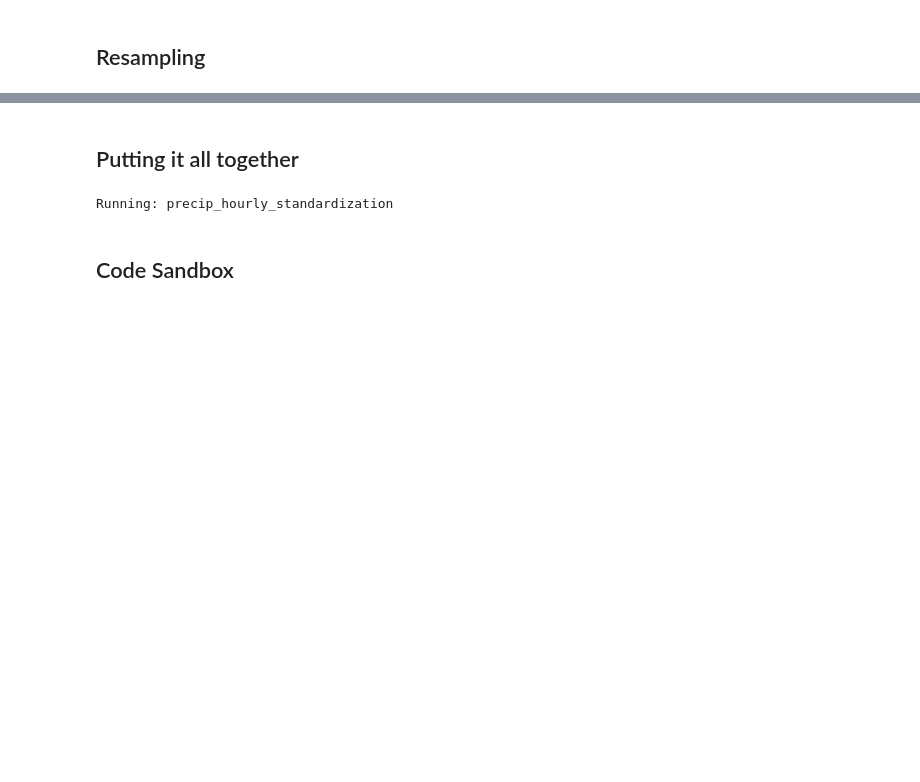
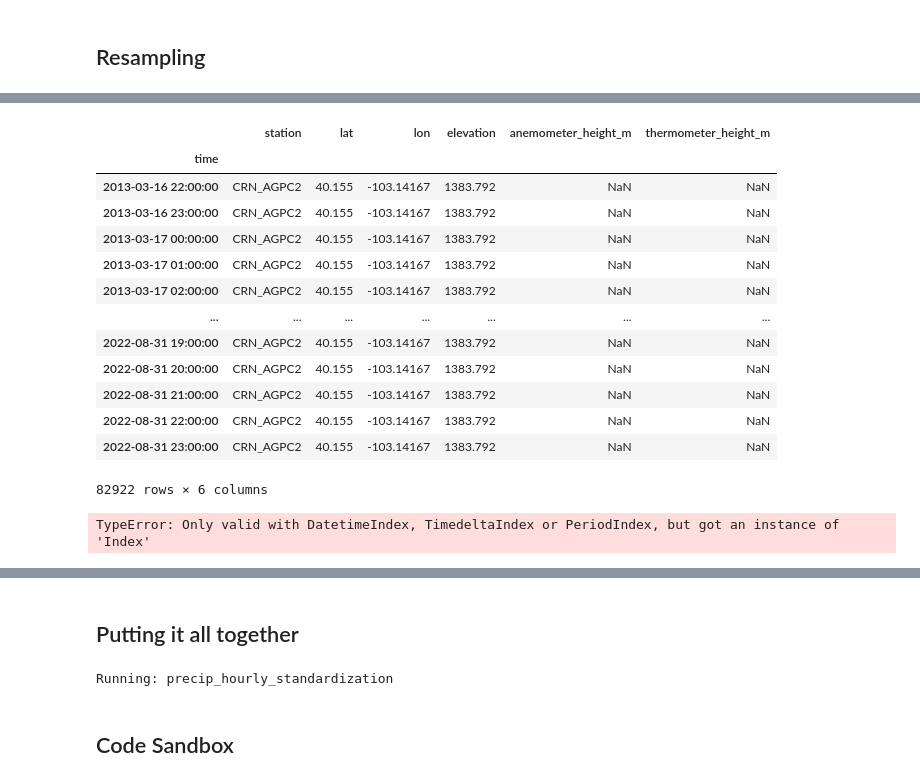
Before and after one commit to Eagle-Rock-Analytics/historical-obs-platform, a Jupyter notebook: test_platform/scripts/4_merge_data/developing_merge_utils.ipynb, the cells around one changed output, grey strips where cells are left out. Cells and saved outputs as stored; diff of their text form; code cells hidden in the pictures; blank space fills up the shorter version.

Commit message:
completed resampled from all but the qaqc columns

```diff
--- a/test_platform/scripts/4_merge_data/developing_merge_utils.ipynb
+++ b/test_platform/scripts/4_merge_data/developing_merge_utils.ipynb
@@ -282,12 +282,12 @@ era_qc existing variables:
 # groupings of columns that fall into each category
 # TODO: enentually add all possible variables - the below is just a subset based on the CRN network
 
-static_vars = ["station", "lat", "lon", "elevation",
+constant_vars = ["time","station", "lat", "lon", "elevation",
                     "anemometer_height_m","thermometer_height_m"]
 
-time_vars = ["time", "hour","day","month","year","date"]
+time_vars = ["time","hour","day","month","year","date"]
 
-concat_vars = ["tas_qc", "tas_eraqc",
+qaqc_vars = ["time","tas_qc", "tas_eraqc",
                     "pr_5min_eraqc","pr_1h_eraqc","pr_5min_qc","elevation_eraqc"]
 
-met_vars = [ "tas", "pr_5min","pr_1h"]
+met_vars = ["time","tas", "pr_5min","pr_1h"]
@@ -299,2 +294,15 @@ KeyError: "None of [Index(['station', 'lat', 'lon', 'elevation'], dtype='object'
+# %%
+constant_df = df[constant_vars]
+#constant_df.columns
+
+time_df = df[time_vars]
+#time_df.columns
+
+qaqc_df = df[qaqc_vars]
+qaqc_df = qaqc_df[qaqc_vars].astype(str)
+#qaqc_df.columns
+
+met_df = df[met_vars]
+#met_df.columns
 # %% [markdown]
 ## Resampling
@@ -300,0 +328,24 @@ KeyError: "None of [Index(['station', 'lat', 'lon', 'elevation'], dtype='object'
+# %%
+# keep the first value in each hour
+constant_result =  constant_df.resample('1h',on='time').first()
+constant_result
+# %% [output]
+|  | station | lat | lon | elevation | anemometer_height_m | thermometer_height_m |
+| time |  |  |  |  |  |  |
+| 2013-03-16 22:00:00 | CRN_AGPC2 | 40.155 | -103.14167 | 1383.792 | NaN | NaN |
+| 2013-03-16 23:00:00 | CRN_AGPC2 | 40.155 | -103.14167 | 1383.792 | NaN | NaN |
+| 2013-03-17 00:00:00 | CRN_AGPC2 | 40.155 | -103.14167 | 1383.792 | NaN | NaN |
+| 2013-03-17 01:00:00 | CRN_AGPC2 | 40.155 | -103.14167 | 1383.792 | NaN | NaN |
+| 2013-03-17 02:00:00 | CRN_AGPC2 | 40.155 | -103.14167 | 1383.792 | NaN | NaN |
+| ... | ... | ... | ... | ... | ... | ... |
+| 2022-08-31 19:00:00 | CRN_AGPC2 | 40.155 | -103.14167 | 1383.792 | NaN | NaN |
+| 2022-08-31 20:00:00 | CRN_AGPC2 | 40.155 | -103.14167 | 1383.792 | NaN | NaN |
+| 2022-08-31 21:00:00 | CRN_AGPC2 | 40.155 | -103.14167 | 1383.792 | NaN | NaN |
+| 2022-08-31 22:00:00 | CRN_AGPC2 | 40.155 | -103.14167 | 1383.792 | NaN | NaN |
+| 2022-08-31 23:00:00 | CRN_AGPC2 | 40.155 | -103.14167 | 1383.792 | NaN | NaN |
+82922 rows × 6 columns
+# %%
+qaqc_result = qaqc_df.resample('1h',on='time').sum() # .agg({qaqc_df: lambda x: ''.join(x)})
+qaqc_result
+# %% [output]
+TypeError: Only valid with DatetimeIndex, TimedeltaIndex or PeriodIndex, but got an instance of 'Index'
```
Also changed, not shown: parts of 4 cells of this notebook.
